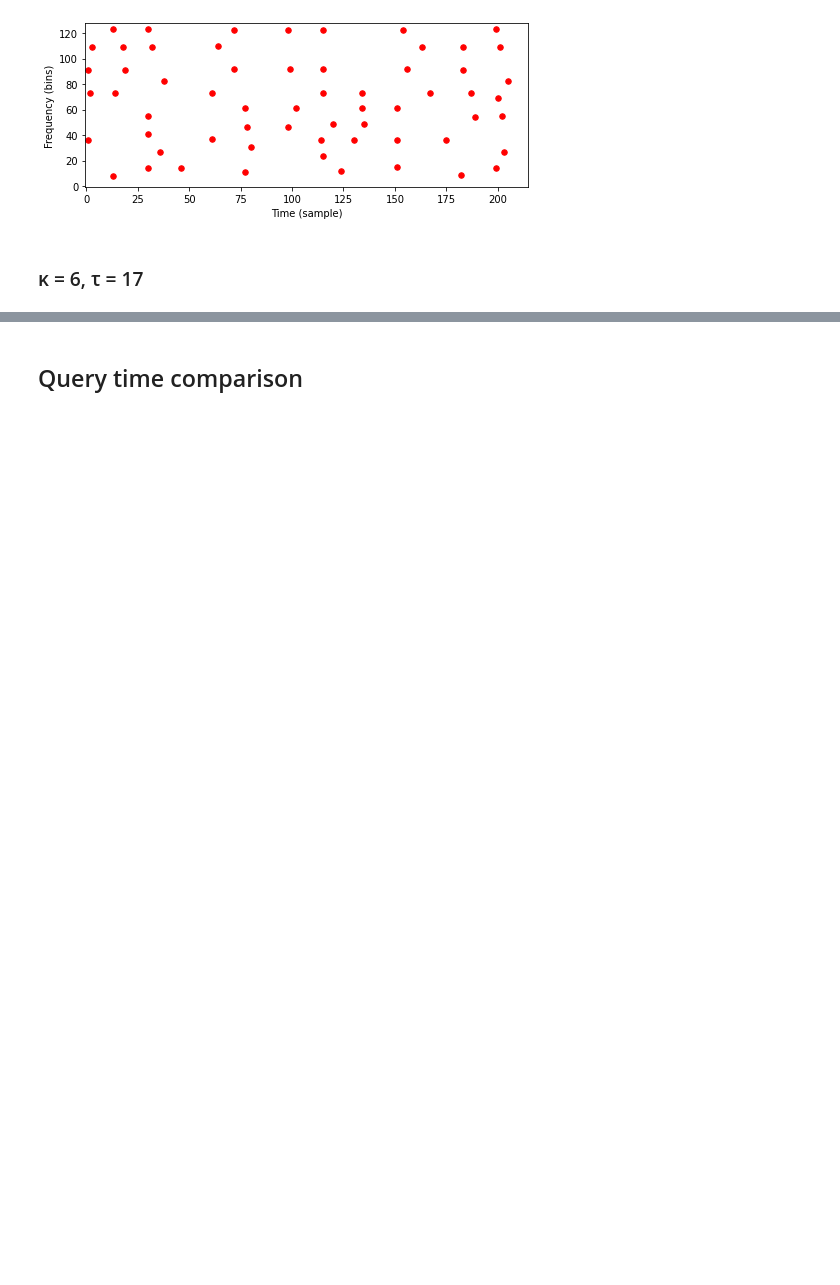
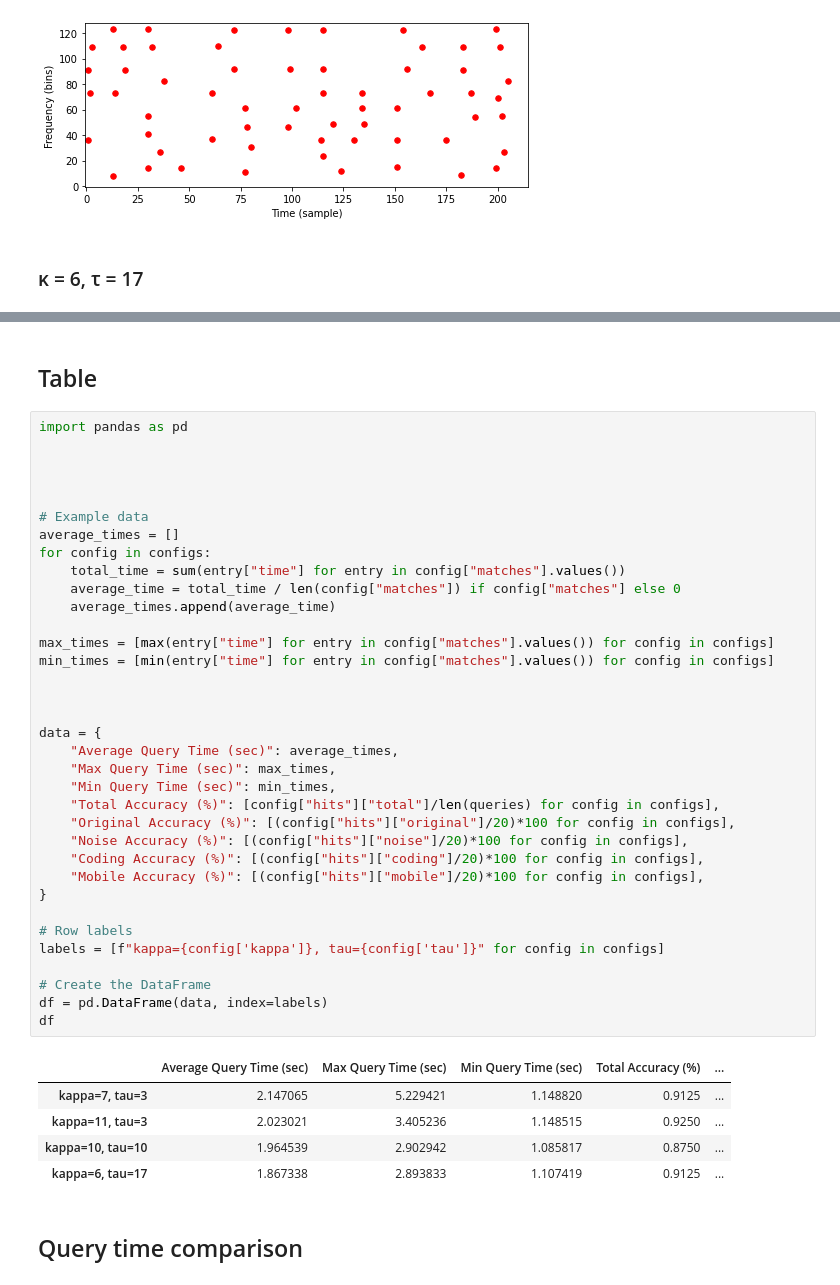
Before and after one commit to Konstiu/Music-Information-Retrieval, a Jupyter notebook: MS2.1.ipynb, the cells around one changed output, grey strips where cells are left out. Saved outputs shown, nothing was run; the diff lists cells and outputs as text; blank space fills up the shorter version.

```diff
--- a/MS2.1.ipynb
+++ b/MS2.1.ipynb
@@ -602,3 +409,46 @@ Average time per query: 2.10 seconds
+# %% [markdown]
+## Table
+# %%
+import pandas as pd
+
+
+
+
+# Example data
+average_times = []
+for config in configs:
+    total_time = sum(entry["time"] for entry in config["matches"].values())
+    average_time = total_time / len(config["matches"]) if config["matches"] else 0
+    average_times.append(average_time)
+
+max_times = [max(entry["time"] for entry in config["matches"].values()) for config in configs]
+min_times = [min(entry["time"] for entry in config["matches"].values()) for config in configs]
+
+
+
+data = {
+    "Average Query Time (sec)": average_times,
+    "Max Query Time (sec)": max_times,
+    "Min Query Time (sec)": min_times,
+    "Total Accuracy (%)": [config["hits"]["total"]/len(queries) for config in configs],
+    "Original Accuracy (%)": [(config["hits"]["original"]/20)*100 for config in configs],
+    "Noise Accuracy (%)": [(config["hits"]["noise"]/20)*100 for config in configs],
+    "Coding Accuracy (%)": [(config["hits"]["coding"]/20)*100 for config in configs],
+    "Mobile Accuracy (%)": [(config["hits"]["mobile"]/20)*100 for config in configs],
+}
+
+# Row labels
+labels = [f"kappa={config['kappa']}, tau={config['tau']}" for config in configs]
+
+# Create the DataFrame
+df = pd.DataFrame(data, index=labels)
+df
+# %% [output]
+|  | Average Query Time (sec) | Max Query Time (sec) | Min Query Time (sec) | Total Accuracy (%) | ... |
+| kappa=7, tau=3 | 2.147065 | 5.229421 | 1.148820 | 0.9125 | ... |
+| kappa=11, tau=3 | 2.023021 | 3.405236 | 1.148515 | 0.9250 | ... |
+| kappa=10, tau=10 | 1.964539 | 2.902942 | 1.085817 | 0.8750 | ... |
+| kappa=6, tau=17 | 1.867338 | 2.893833 | 1.107419 | 0.9125 | ... |
 # %% [markdown]
 ## Query time comparison
 # %%
```
Also changed, not shown: parts of 39 cells of this notebook.
